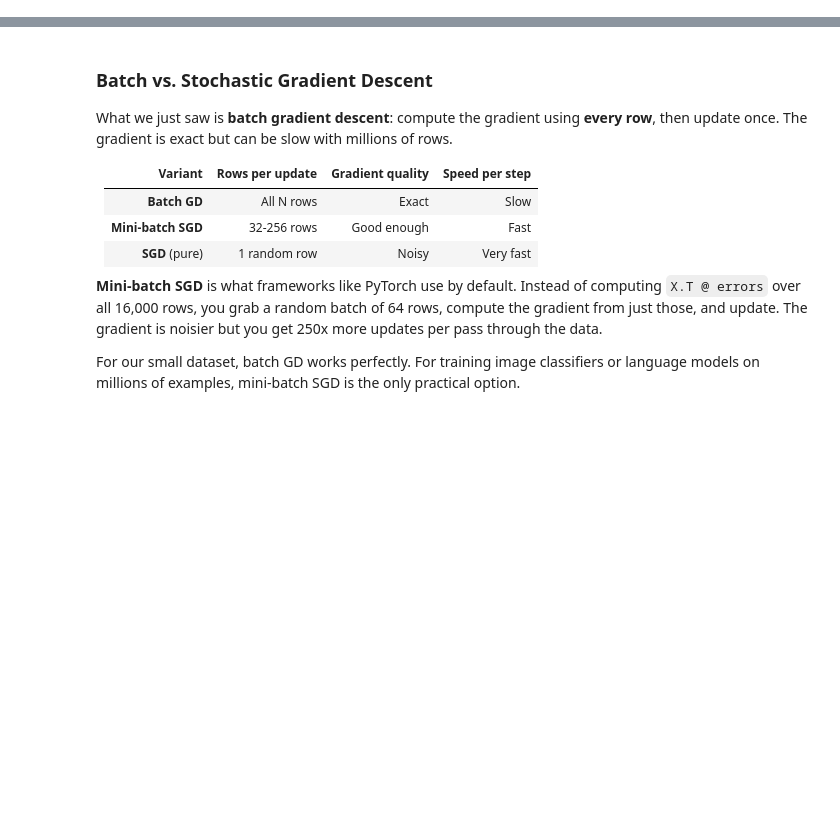
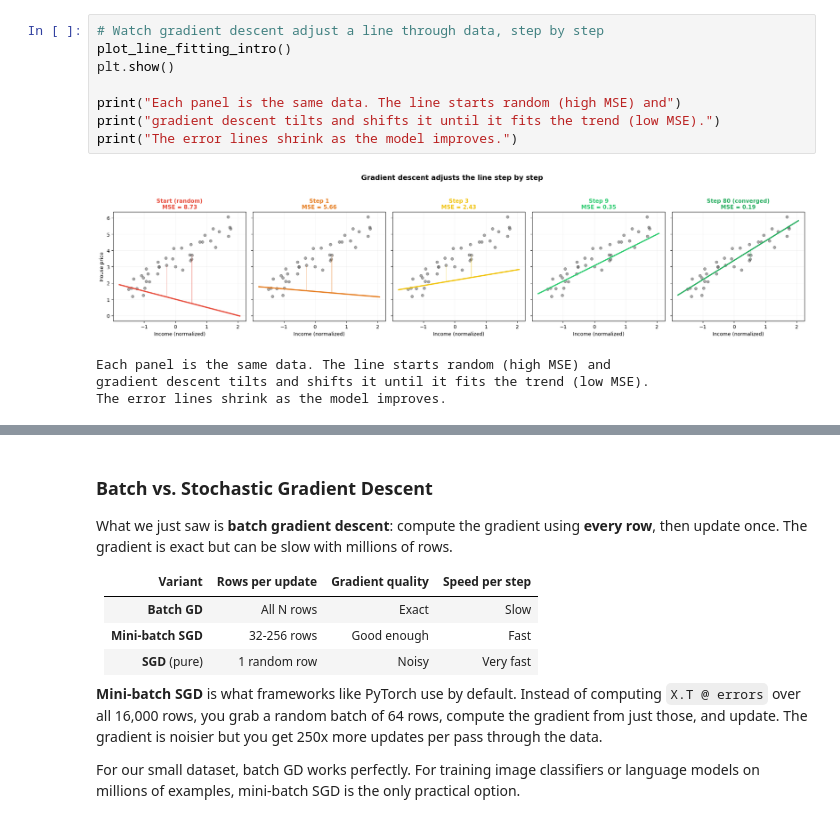
Before and after one commit to tomasbejholt/ml-1-streamlit-app, a Jupyter notebook: lessons/regression/03_regression/modified/03_regression_gradient_descent.ipynb, the cells around one changed output, grey strips where cells are left out. Saved outputs shown, nothing was run; the diff lists cells and outputs as text; blank space fills up the shorter version.

```diff
--- a/lessons/regression/03_regression/modified/03_regression_gradient_descent.ipynb
+++ b/lessons/regression/03_regression/modified/03_regression_gradient_descent.ipynb
@@ -559,0 +793,13 @@ print("Ready to learn about gradient descent!")
+# %%
+# Watch gradient descent adjust a line through data, step by step
+plot_line_fitting_intro()
+plt.show()
+
+print("Each panel is the same data. The line starts random (high MSE) and")
+print("gradient descent tilts and shifts it until it fits the trend (low MSE).")
+print("The error lines shrink as the model improves.")
+# %% [output]
+[figure, added]
+Each panel is the same data. The line starts random (high MSE) and
+gradient descent tilts and shifts it until it fits the trend (low MSE).
+The error lines shrink as the model improves.
```
Also changed, not shown: parts of 98 cells of this notebook, 3 other files.
